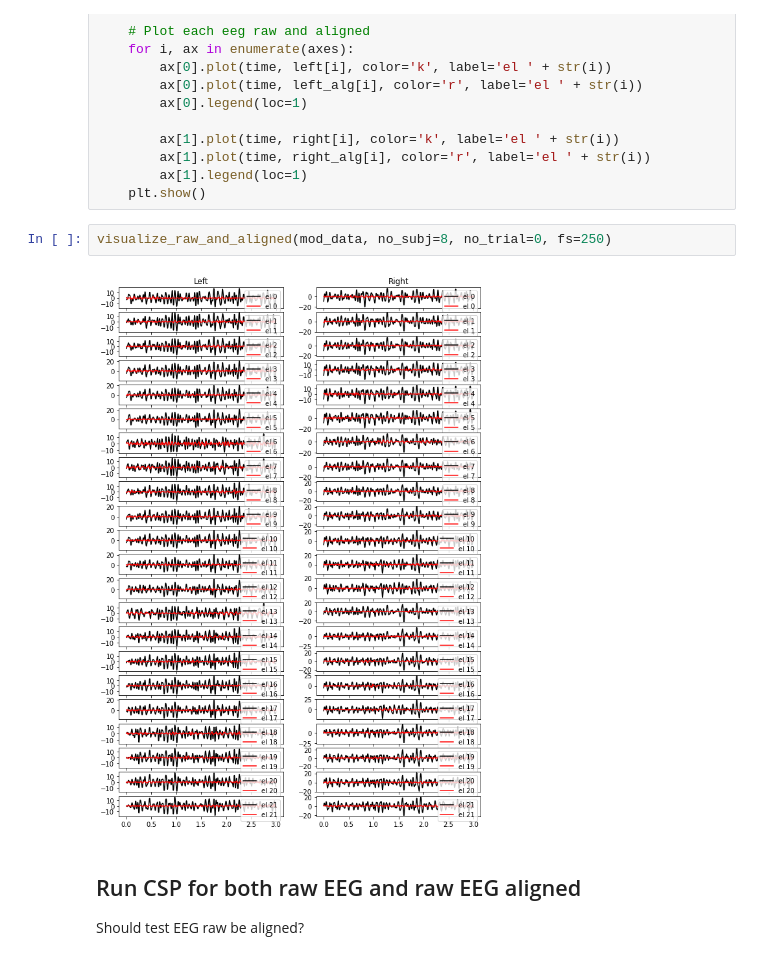
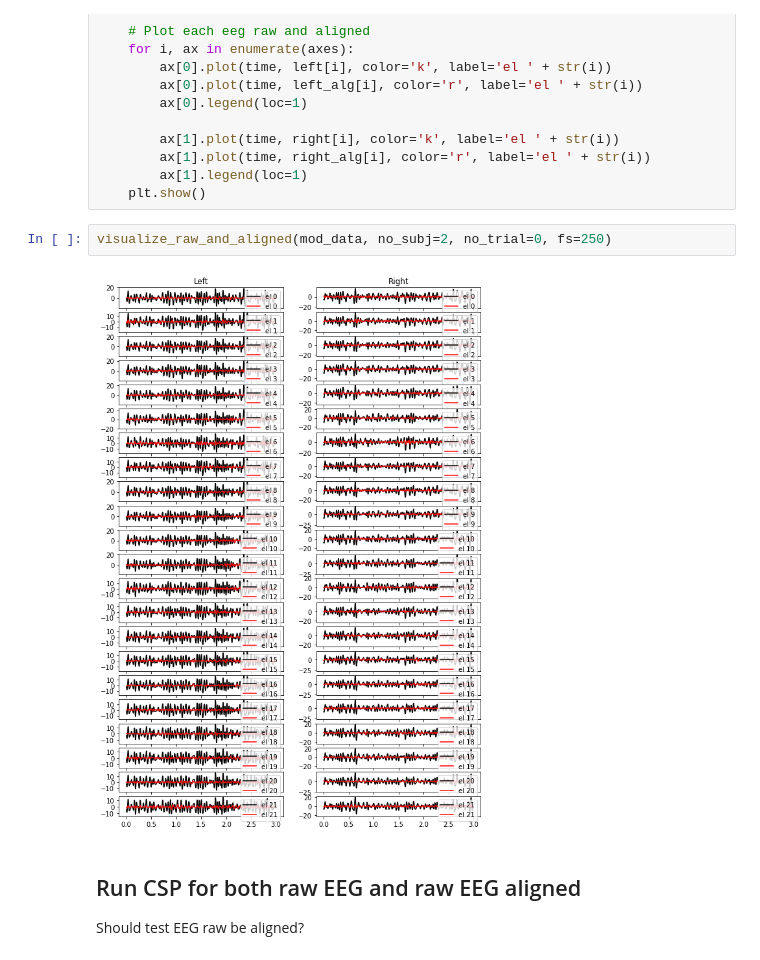
Before and after one commit to orvindemsy/EA-wLTL, a Jupyter notebook: EA+weighted_TL.ipynb, the cells around one changed output. Cells and saved outputs as stored; diff of their text form.

```diff
--- a/EA+weighted_TL.ipynb
+++ b/EA+weighted_TL.ipynb
@@ -337,9 +337,9 @@ def visualize_raw_and_aligned(data_dict, no_subj=1, no_trial=0, fs=250):
         ax[1].legend(loc=1)
     plt.show()
 # %%
-visualize_raw_and_aligned(mod_data, no_subj=8, no_trial=0, fs=250)
+visualize_raw_and_aligned(mod_data, no_subj=2, no_trial=0, fs=250)
 # %% [output]
-[figure, old version]
+[figure, new version]
 # %% [markdown]
 ## Run CSP for both raw EEG and raw EEG aligned
 Should test EEG raw be aligned?
```
Also changed, not shown: parts of 32 cells of this notebook, 1 other file.
